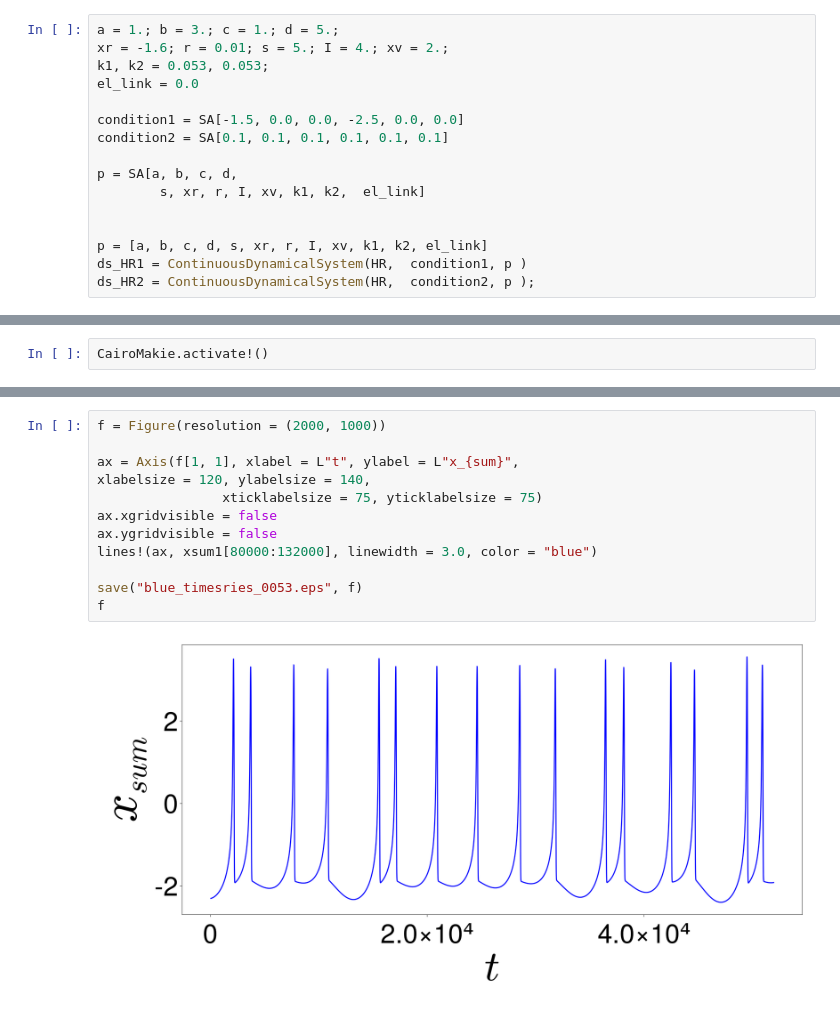
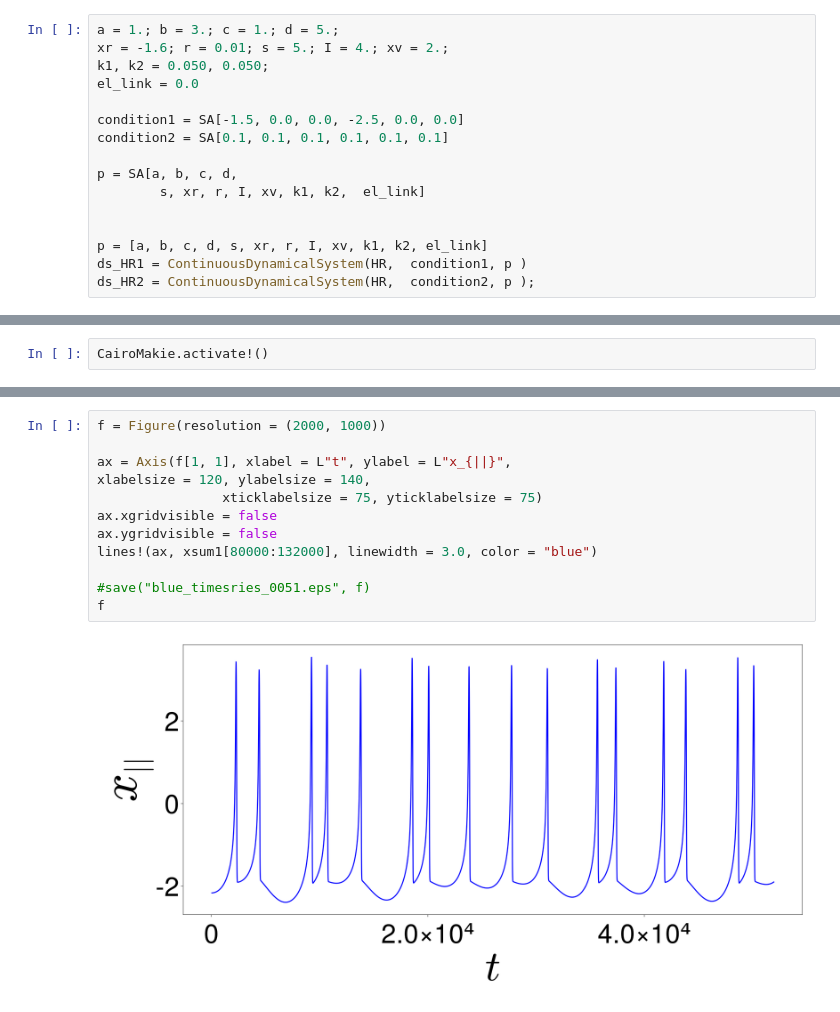
Before and after one commit to SergeyNovak777/dynamical-systems, a Jupyter notebook: Hindmarrh Rose/timeseries, projection/Projection, timeseries for orbit diagram from article.ipynb, the cells around one changed output, grey strips where cells are left out. Saved outputs shown, nothing was run; the diff lists cells and outputs as text.

Commit message:
update eps and orbit diagram

```diff
--- a/Hindmarrh Rose/timeseries, projection/Projection, timeseries for orbit diagram from article.ipynb
+++ b/Hindmarrh Rose/timeseries, projection/Projection, timeseries for orbit diagram from article.ipynb
@@ -28,7 +28,7 @@ HR (generic function with 1 method)
 # %%
 a = 1.; b = 3.; c = 1.; d = 5.;
 xr = -1.6; r = 0.01; s = 5.; I = 4.; xv = 2.;
-k1, k2 = 0.053, 0.053;
+k1, k2 = 0.050, 0.050;
 el_link = 0.0
 
 condition1 = SA[-1.5, 0.0, 0.0, -2.5, 0.0, 0.0]
@@ -144,14 +144,14 @@ f
 # %%
 f = Figure(resolution = (2000, 1000))
 
-ax = Axis(f[1, 1], xlabel = L"t", ylabel = L"x_{sum}",
+ax = Axis(f[1, 1], xlabel = L"t", ylabel = L"x_{||}",
 xlabelsize = 120, ylabelsize = 140,
                 xticklabelsize = 75, yticklabelsize = 75)
 ax.xgridvisible = false
 ax.ygridvisible = false
 lines!(ax, xsum1[80000:132000], linewidth = 3.0, color = "blue")
 
-save("blue_timesries_0053.eps", f)
+#save("blue_timesries_0051.eps", f)
 f
 # %% [output]
-[figure, old version]
+[figure, new version]
```
Also changed, not shown: parts of 10 cells of this notebook, 23 other files.
